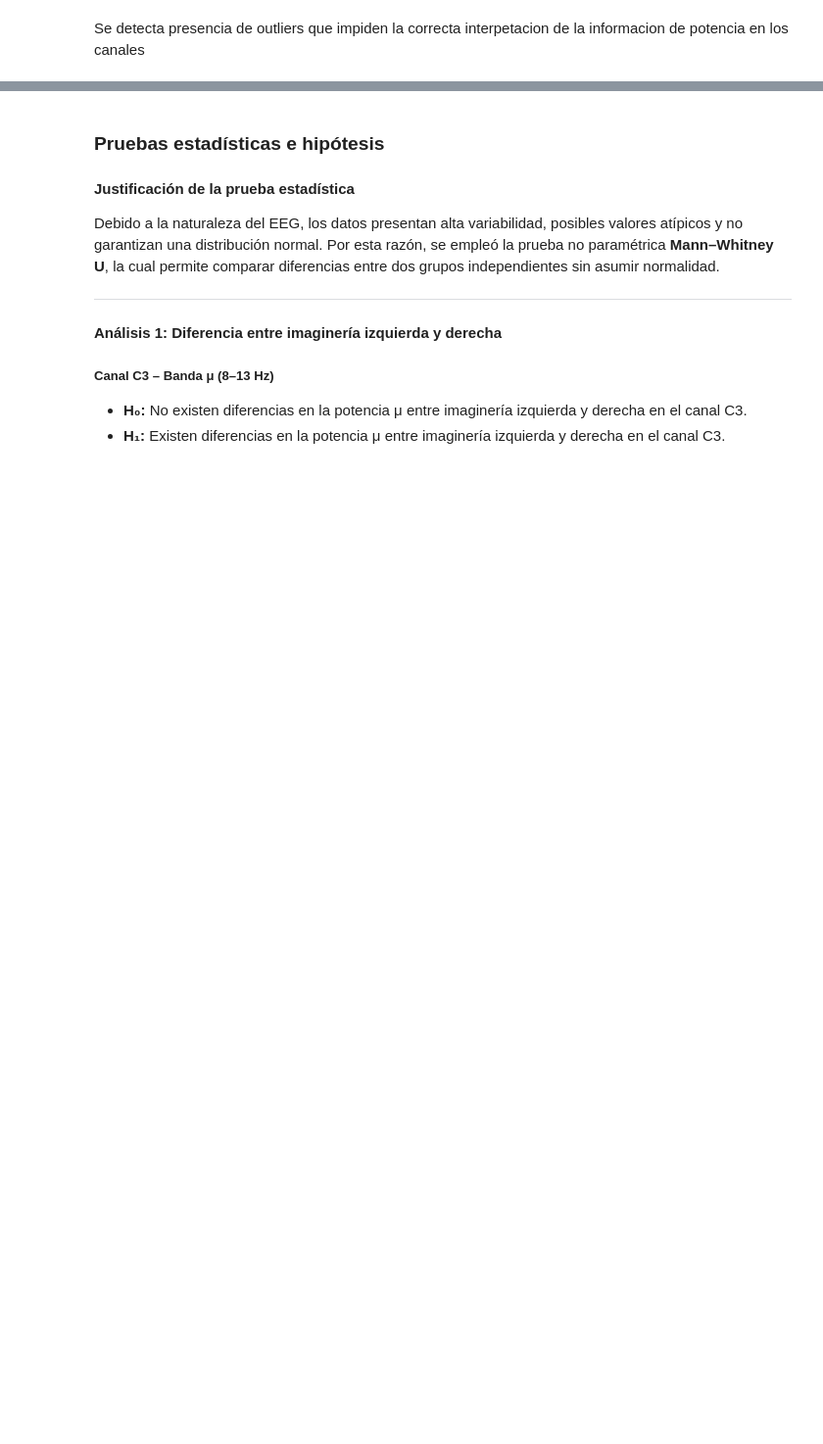
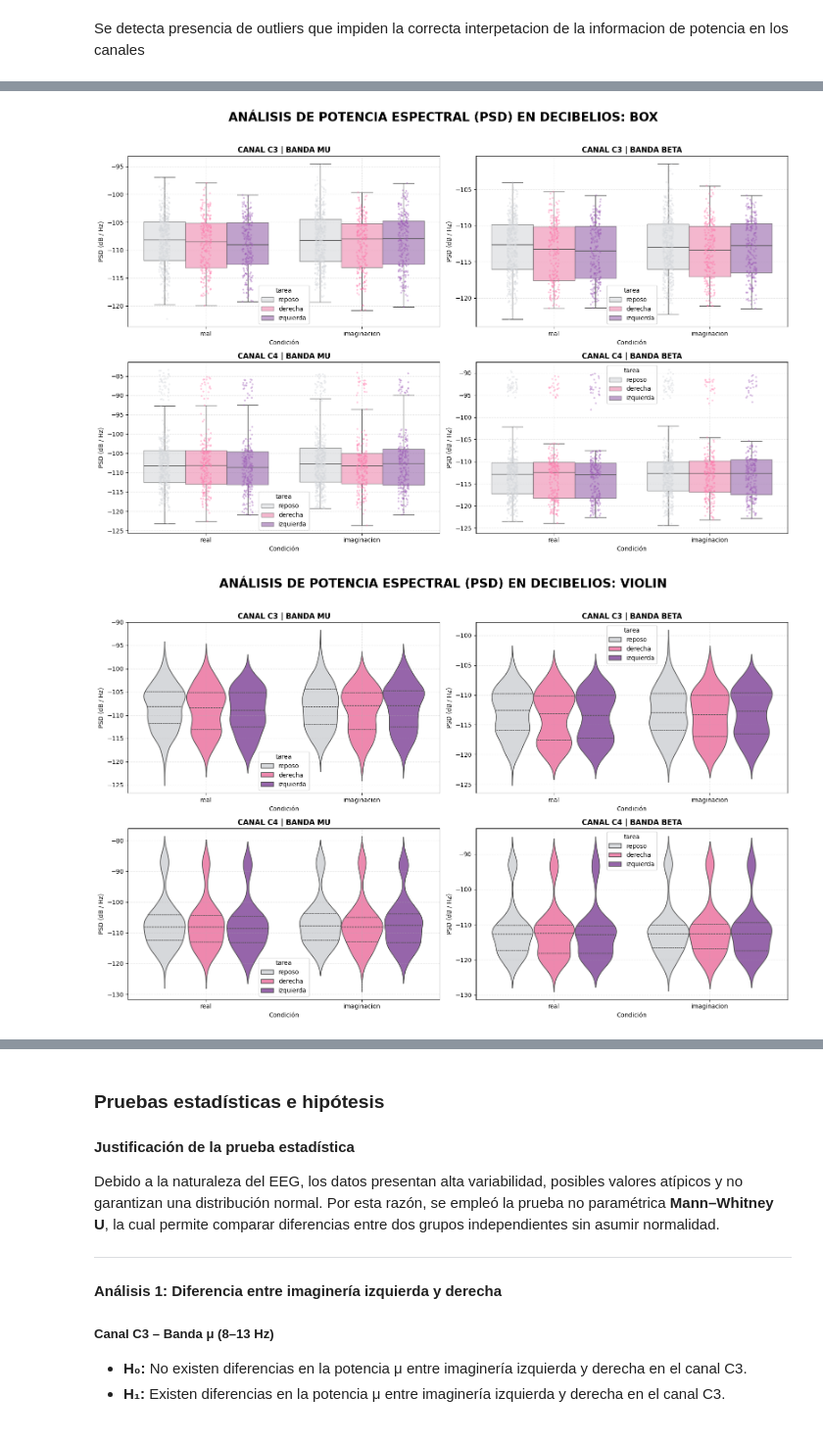
Before and after one commit to KarenAgudelo769/Proyecto_biosenales, a Jupyter notebook: codigo.ipynb, the cells around one changed output, grey strips where cells are left out. Shown at 98% size. Saved outputs shown, nothing was run; the diff lists cells and outputs as text; code cells hidden in the pictures; blank space fills up the shorter version.

Commit message:
graficas lateralizacion

```diff
--- a/codigo.ipynb
+++ b/codigo.ipynb
@@ -806,0 +599,56 @@ plt.show()
+# %%
+import seaborn as sns
+import matplotlib.pyplot as plt
+import numpy as np
+
+# 1. Función Simplificada con Ejes en Decibelios (dB)
+def graficar_bci_db(tipo='box'):
+    fig, axes = plt.subplots(2, 2, figsize=(16, 10))
+
+    # Colores: Reposo (Gris), Derecha (Rosa), Izquierda (Morado)
+    paleta_tareas = {'reposo': '#D5D8DC', 'derecha': '#FF77AA', 'izquierda': '#9B59B6'}
+    paleta_condicion = {'real': '#3498DB', 'imaginacion': '#E91E63'}
+
+    tareas = ['reposo', 'derecha', 'izquierda']
+
+    for i, canal in enumerate(['C3', 'C4']):
+        for j, banda in enumerate(['mu', 'beta']):
+            ax = axes[i, j]
+            df_sub = df_final[df_final['canal'] == canal].copy()
+
+            # --- CONVERSIÓN A DECIBELIOS (dB) ---
+            # Aplicamos 10 * log10 sobre la potencia (PSD)
+            df_sub[banda] = 10 * np.log10(df_sub[banda])
+
+            if tipo == 'box':
+                sns.boxplot(ax=ax, data=df_sub, x='condicion', y=banda, hue='tarea',
+                            hue_order=tareas, palette=paleta_tareas, showfliers=False, boxprops=dict(alpha=0.6))
+                sns.stripplot(ax=ax, data=df_sub, x='condicion', y=banda, hue='tarea',
+                              hue_order=tareas, dodge=True, size=3, palette=paleta_tareas, alpha=0.4, legend=False)
+
+            elif tipo == 'violin':
+                sns.violinplot(ax=ax, data=df_sub, x='condicion', y=banda, hue='tarea',
+                               hue_order=tareas, palette=paleta_tareas, split=False, inner='quartile')
+
+            elif tipo == 'tendencia':
+                sns.pointplot(ax=ax, data=df_sub, x='tarea', y=banda, hue='condicion',
+                              order=tareas, dodge=0.3, palette=paleta_condicion, markers=["o", "s"], linestyles=["-", "--"])
+
+            # Ajuste de etiquetas profesionales
+            ax.set_title(f"CANAL {canal} | BANDA {banda.upper()}", fontweight='bold')
+            ax.set_ylabel('PSD (dB / Hz)')
+            ax.set_xlabel('Condición')
+            ax.grid(True, ls="--", alpha=0.3)
+
+    plt.suptitle(f'ANÁLISIS DE POTENCIA ESPECTRAL (PSD) EN DECIBELIOS: {tipo.upper()}',
+                 fontsize=20, fontweight='bold', y=1.02)
+    plt.tight_layout()
+    plt.show()
+
+# 2. EJECUCIÓN
+graficar_bci_db('box')       # Cajas y puntos en dB
+graficar_bci_db('violin')    # Violines en dB
+graficar_bci_db('tendencia') # Líneas de tendencia en dB
+# %% [output]
+[figure, added]
+[figure, added]
```
Also changed, not shown: parts of 7 cells of this notebook.
